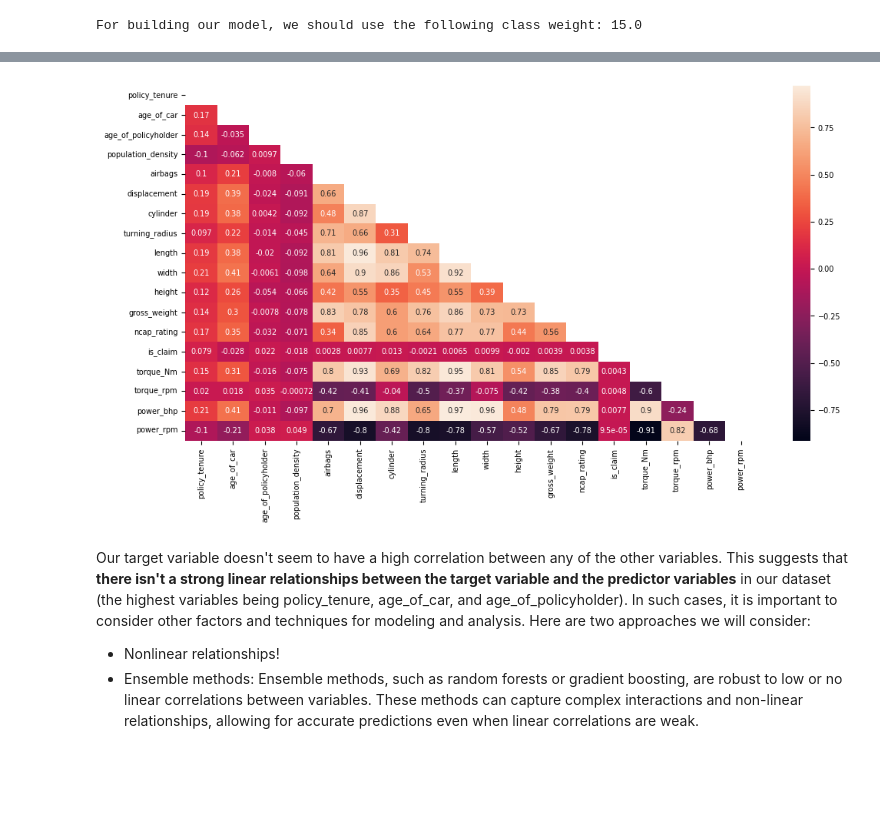
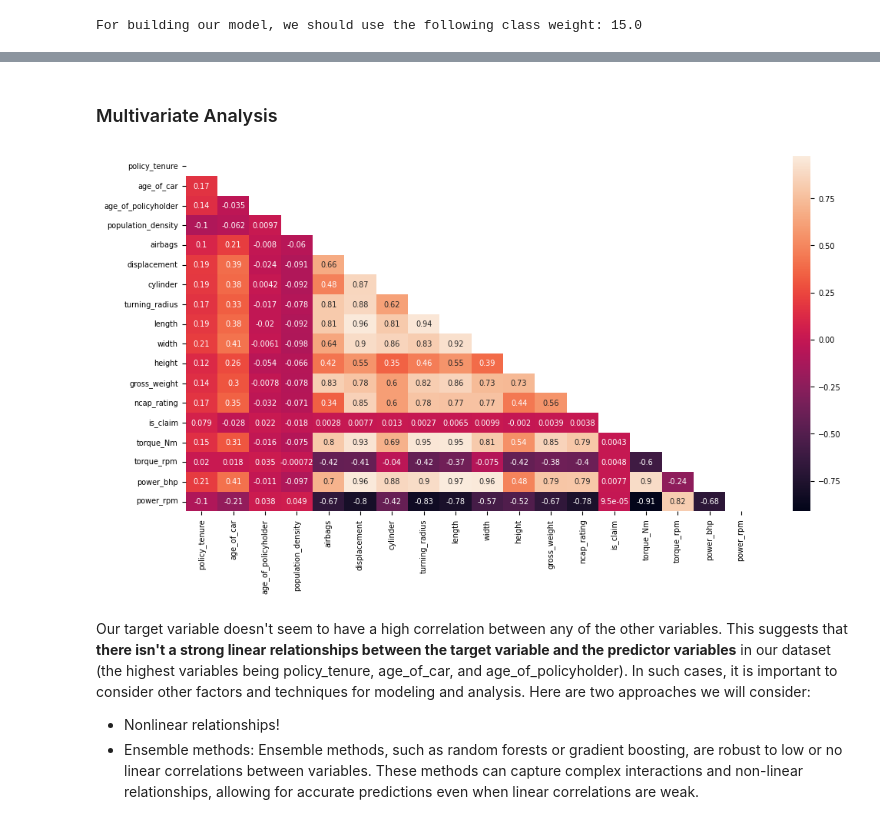
Before and after one commit to annaziegert/insurance_claim_prediciton_nova, a Jupyter notebook: final_notebook/Final_Notebook_09.05.23.ipynb, the cells around one changed output, grey strips where cells are left out. Cells and saved outputs as stored; diff of their text form; code cells hidden in the pictures; blank space fills up the shorter version.

```diff
--- a/final_notebook/Final_Notebook_09.05.23.ipynb
+++ b/final_notebook/Final_Notebook_09.05.23.ipynb
@@ -174,17 +136,11 @@ dataset['torque_Nm'] = dataset['torque_Nm'].astype('object')
 dataset['torque_rpm'] = dataset['torque_rpm'].astype('object')
 dataset['power_bhp'] = dataset['power_bhp'].astype('object')
 dataset['power_rpm'] = dataset['power_rpm'].astype('object')
-dataset['turning_radius'] = dataset['turning_radius'].astype('object')
-dataset['length'] = dataset['length'].astype('object')
-dataset['width'] = dataset['width'].astype('object')
-dataset['height'] = dataset['height'].astype('object')
-dataset['gross_weight'] = dataset['gross_weight'].astype('object')
 dataset['make'] = dataset['make'].astype('object')
 dataset['displacement'] = dataset['displacement'].astype('object')
 
-# categorical and numerical variables
-cat = dataset.select_dtypes(include=object).columns
-num = dataset.select_dtypes(include=np.number).columns
+# numerical variables
+#num = dataset.select_dtypes(include=np.number).columns
 # %% [markdown]
 #### Categorical Variables
 
@@ -393,32 +305,27 @@ One commonly used technique in multivariate analysis is the heatmap. Heatmaps ar
+# %% [markdown]
+### Multivariate Analysis
 # %%
 # transform columns to previous integer type
 dataset['airbags'] = dataset['airbags'].astype('int')
 dataset['cylinder'] = dataset['cylinder'].astype('int')
-#dataset['gear_box'] = dataset['gear_box'].astype('int') #leaving it out for transformation
 dataset['ncap_rating'] = dataset['ncap_rating'].astype('int')
 dataset['torque_Nm'] = dataset['torque_Nm'].astype('int')
 dataset['torque_rpm'] = dataset['torque_rpm'].astype('int')
 dataset['power_bhp'] = dataset['power_bhp'].astype('int')
 dataset['power_rpm'] = dataset['power_rpm'].astype('int')
-dataset['turning_radius'] = dataset['turning_radius'].astype('int')
-dataset['length'] = dataset['length'].astype('int')
-dataset['width'] = dataset['width'].astype('int')
-dataset['height'] = dataset['height'].astype('int')
-dataset['gross_weight'] = dataset['gross_weight'].astype('int')
-#dataset['make'] = dataset['make'].astype('int') #leaving it out for transformation
 dataset['displacement'] = dataset['displacement'].astype('int')
 
 # correlation matrix
 corr = dataset.corr()
 
 # creating a mask to only show lower half of heatmap
 mask = np.triu(np.ones_like(corr, dtype=bool))
 
 # plotting heatmap
 plt.figure(figsize = (12,6))
 sns.heatmap(corr, annot = True, mask = mask);
 # %% [output]
-[figure, old version]
+[figure, new version]
 # %% [markdown]
 Our target variable doesn't seem to have a high correlation between any of the other variables. This suggests that **there isn't a strong linear relationships between the target variable and the predictor variables** in our dataset (the highest variables being policy_tenure, age_of_car, and age_of_policyholder). In such cases, it is important to consider other factors and techniques for modeling and analysis. Here are two approaches we will consider:
 - Nonlinear relationships!
```
Also changed, not shown: parts of 28 cells of this notebook, 1 other file.
